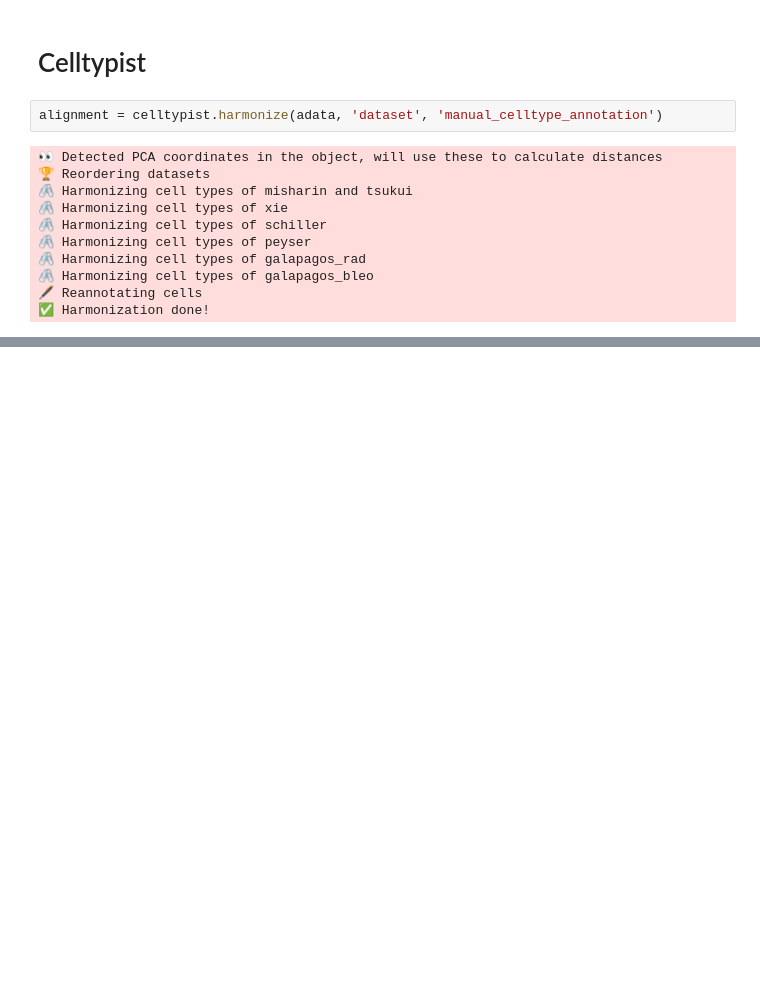
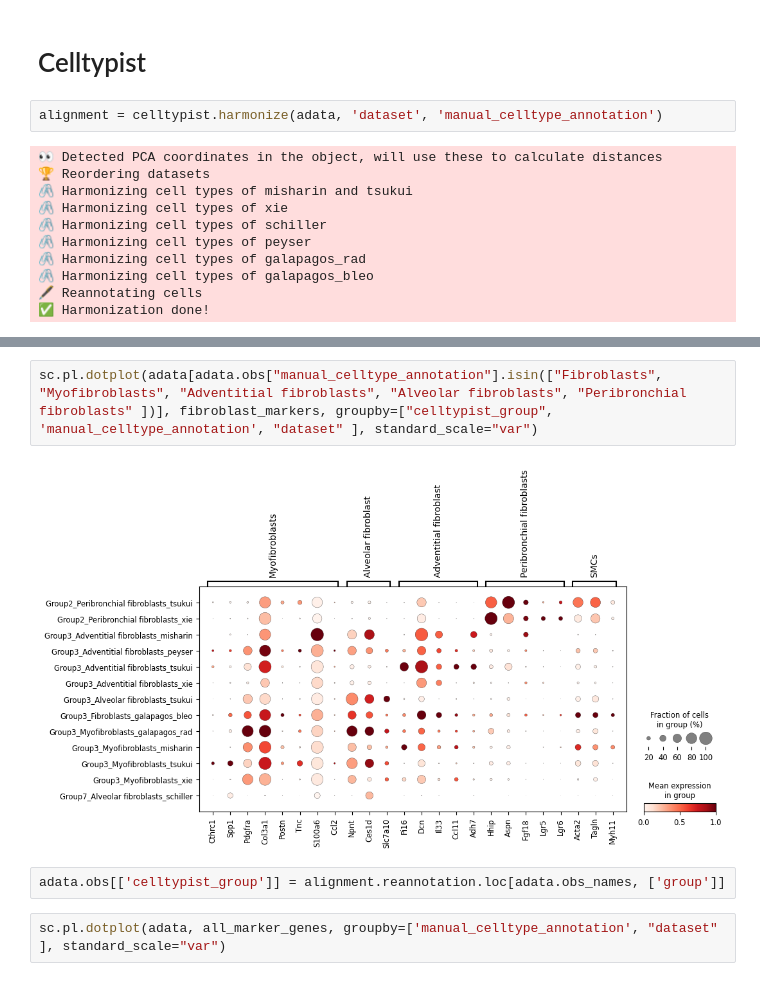
Before and after one commit to lueckenlab/masterpraktikum_fibrosis_atlas, a Jupyter notebook: notebooks/label_harmonisation/all_datasets_label_harmonization.ipynb, the cells around one changed output, grey strips where cells are left out. Drawn from its saved outputs; the diff is of its cells as text; blank space fills up the shorter version.

```diff
--- a/notebooks/label_harmonisation/all_datasets_label_harmonization.ipynb
+++ b/notebooks/label_harmonisation/all_datasets_label_harmonization.ipynb
@@ -47,0 +92,8 @@ alignment.write('/lustre/groups/ml01/workspace/daniel.michaela.masterpraktikum23
+# %%
+sc.pl.dotplot(adata[adata.obs["manual_celltype_annotation"].isin(["Fibroblasts", "Myofibroblasts", "Adventitial fibroblasts", "Alveolar fibroblasts", "Peribronchial fibroblasts" ])], fibroblast_markers, groupby=["celltypist_group", 'manual_celltype_annotation', "dataset" ], standard_scale="var")
+# %% [output]
+[figure, added]
+# %%
+adata.obs[['celltypist_group']] = alignment.reannotation.loc[adata.obs_names, ['group']]
+# %%
+sc.pl.dotplot(adata, all_marker_genes, groupby=['manual_celltype_annotation', "dataset" ], standard_scale="var")
```
Also changed, not shown: parts of 21 cells of this notebook.
